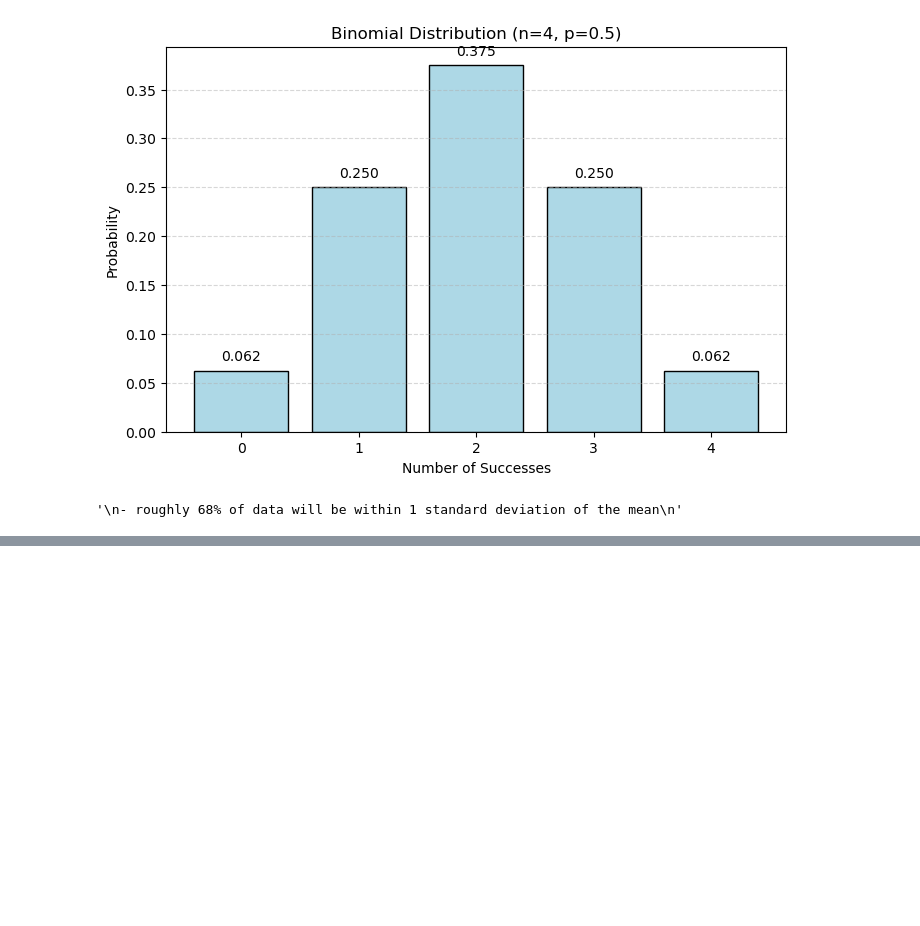
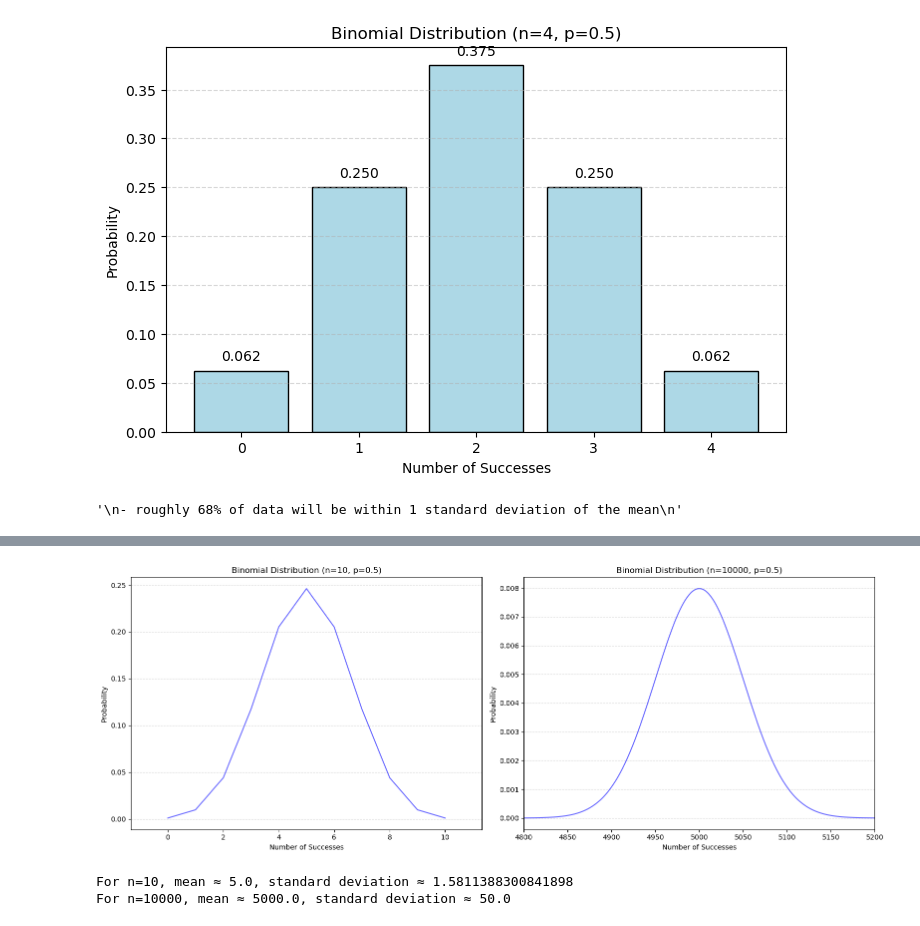
Before and after one commit to freddiek4/F2024_Statisitcal_Compute_UCSB, a Jupyter notebook: Bernoulli_Binomial.ipynb, the cells around one changed output, grey strips where cells are left out. Cells and saved outputs as stored; diff of their text form; code cells hidden in the pictures; blank space fills up the shorter version.

```diff
--- a/Bernoulli_Binomial.ipynb
+++ b/Bernoulli_Binomial.ipynb
@@ -112,0 +149,24 @@ plt.show()
+# %%
+n_values = [10,10000]
+p = 0.5
+plt.figure(figsize=(16, 6))
+
+for i, n in enumerate(n_values):
+    x = np.arange(0, n + 1)
+    pmf_values = binom.pmf(x, n, p)
+    plt.subplot(1, 2, i + 1)
+    plt.plot(x, pmf_values, color='blue', alpha=0.6)
+    plt.title(f'Binomial Distribution (n={n}, p={p})')
+    plt.xlabel('Number of Successes')
+    plt.ylabel('Probability')
+    plt.grid(axis='y', linestyle='--', alpha=0.5)
+    plt.xlim(n * p - 4 * np.sqrt(n * p * (1 - p)), n * p + 4 * np.sqrt(n * p * (1 - p)))
+
+plt.tight_layout()
+plt.show()
+print(f"For n={n_values[0]}, mean ≈ {n_values[0] * p}, standard deviation ≈ {np.sqrt(n_values[0] * p * (1 - p))}")
+print(f"For n={n_values[1]}, mean ≈ {n_values[1] * p}, standard deviation ≈ {np.sqrt(n_values[1] * p * (1 - p))}")
+# %% [output]
+[figure, added]
+For n=10, mean ≈ 5.0, standard deviation ≈ 1.5811388300841898
+For n=10000, mean ≈ 5000.0, standard deviation ≈ 50.0
```
Also changed, not shown: parts of 1 cell of this notebook, 1 other file.
